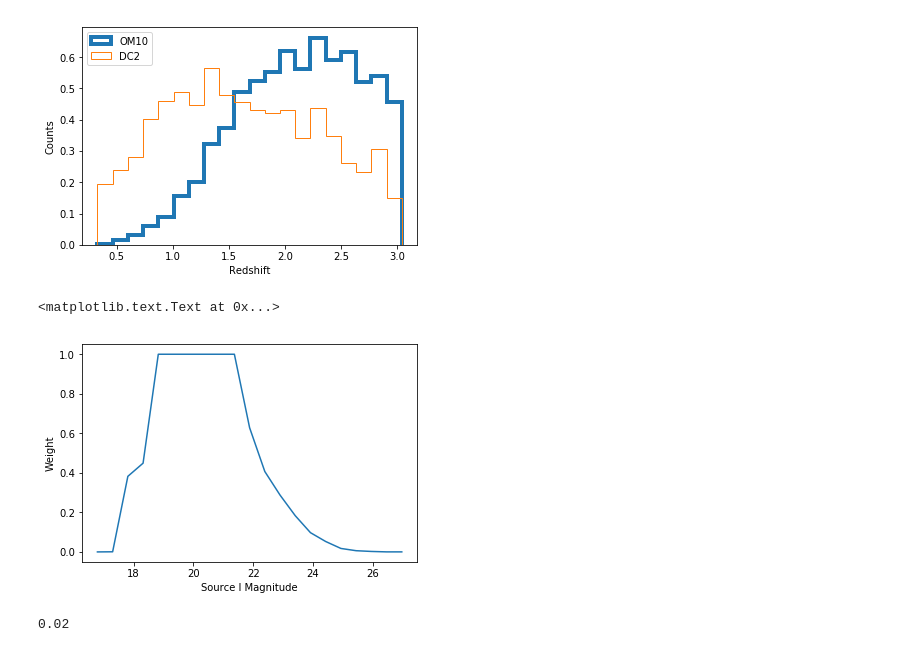
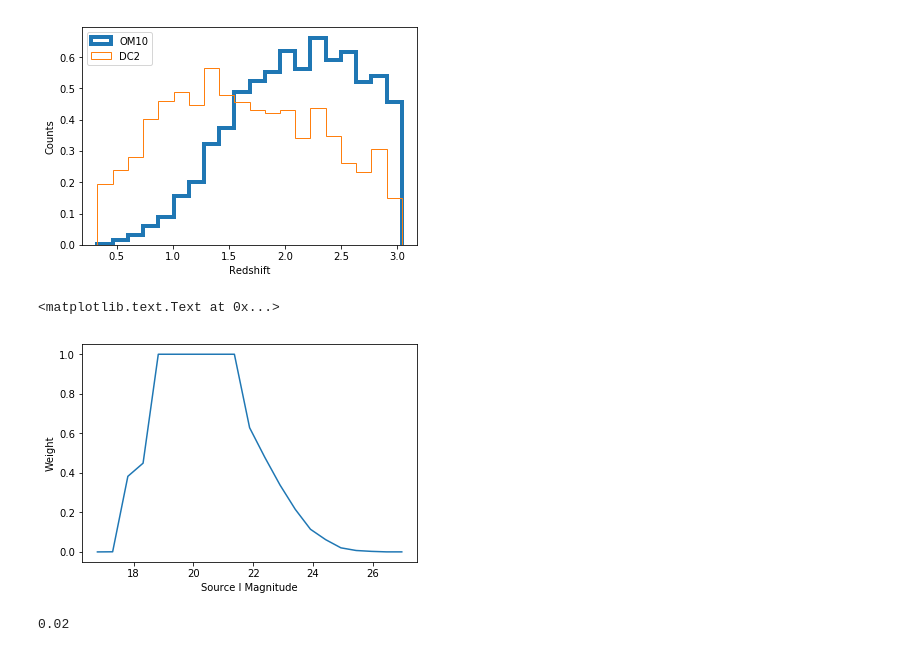
Before and after one commit to LSSTDESC/Twinkles, a Jupyter notebook: examples/notebooks/dc2_sprinkler_cache_production.ipynb, the cells around one changed output. Drawn from its saved outputs; the diff is of its cells as text; code cells hidden in the pictures.

```diff
--- a/examples/notebooks/dc2_sprinkler_cache_production.ipynb
+++ b/examples/notebooks/dc2_sprinkler_cache_production.ipynb
@@ -232,27 +232,26 @@ plt.legend(loc=2)
 # %%
 n_zeros = np.zeros(22)
 n_zeros[1:-1] = n
 
 n_2 = np.zeros(22)
 n_2 += n_zeros
 n_2[2:-6] += 2. * n_zeros[8:]
 n_2[9] += 0.1
 n_2[10] += 0.2
 n_2[11] += 0.1
 #n_2[6:15] += 2. * (2. - np.linspace(0, 2, 9))
 n_2[6:15] += 1. * (1. - np.linspace(0, 1, 9))
 #n_2[6:11] += 2. * (2. - np.linspace(0, 2, 5))
 n_2 = n_2 / np.max(n_2)
 n_2[2:4] += .2
 n_2[4:10] = 1.0
-n_2[11:] *= .85
 
 plt.plot(bins, n_2[:-1])
 plt.xlabel('Source I Magnitude')
 plt.ylabel('Weight')
 # %% [output]
 <matplotlib.text.Text at 0x...>
-[figure, old version]
+[figure, new version]
 # %%
 n_redshift = np.zeros(22)
 n_redshift[1:-1] = n_z
```
Also changed, not shown: parts of 15 cells of this notebook, 4 other files.
